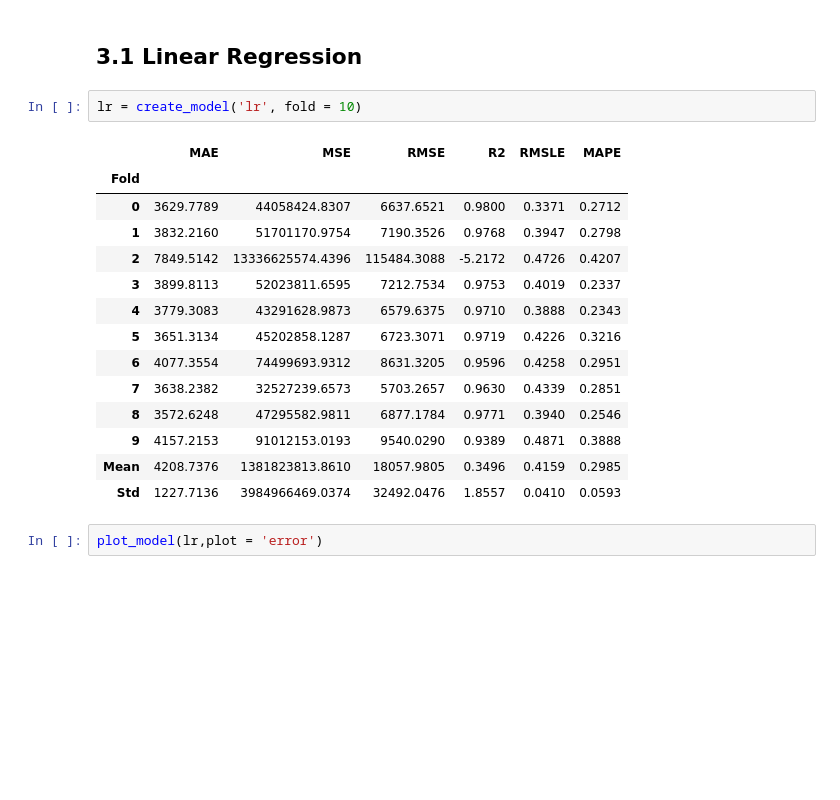
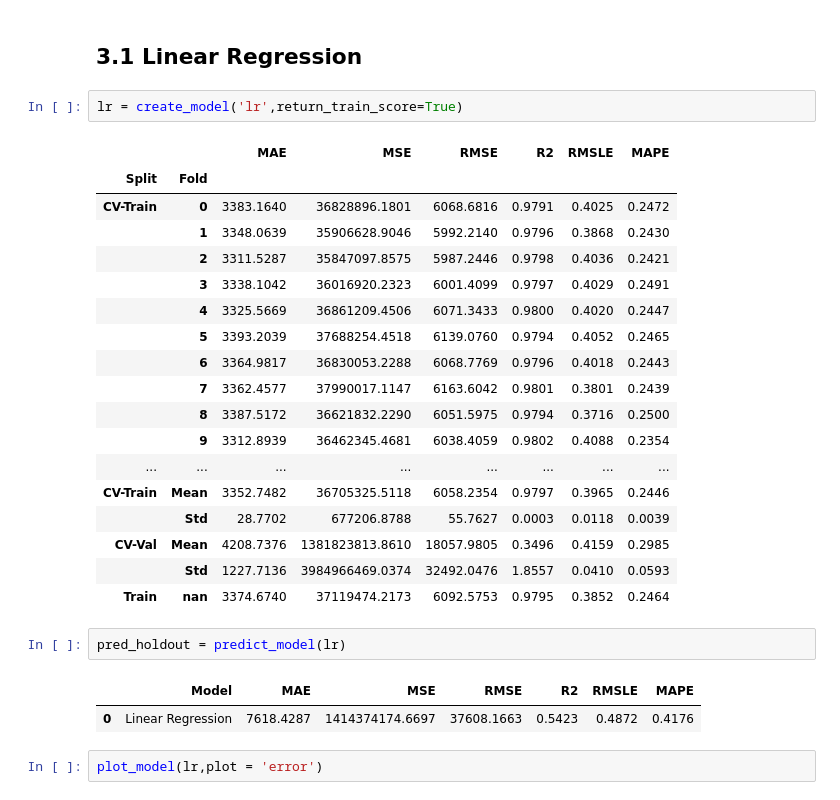
Before and after one commit to dleqhuy/Project, a Jupyter notebook: Car-Prices-Prediction/Car Prices Prediction Using Various Machine Learning Techniques.ipynb, the cells around one changed output. Drawn from its saved outputs; the diff is of its cells as text; blank space fills up the shorter version.

```diff
--- a/Car-Prices-Prediction/Car Prices Prediction Using Various Machine Learning Techniques.ipynb
+++ b/Car-Prices-Prediction/Car Prices Prediction Using Various Machine Learning Techniques.ipynb
@@ -355,22 +343,31 @@ reg = setup(data = data, target = 'MSRP', session_id=123,
 # %% [markdown]
 ## 3.1 Linear Regression
 # %%
-lr = create_model('lr', fold = 10)
+lr = create_model('lr',return_train_score=True)
 # %% [output]
-|  | MAE | MSE | RMSE | R2 | RMSLE | MAPE |
-| Fold |  |  |  |  |  |  |
-| 0 | 3629.7789 | 44058424.8307 | 6637.6521 | 0.9800 | 0.3371 | 0.2712 |
-| 1 | 3832.2160 | 51701170.9754 | 7190.3526 | 0.9768 | 0.3947 | 0.2798 |
-| 2 | 7849.5142 | 13336625574.4396 | 115484.3088 | -5.2172 | 0.4726 | 0.4207 |
-| 3 | 3899.8113 | 52023811.6595 | 7212.7534 | 0.9753 | 0.4019 | 0.2337 |
-| 4 | 3779.3083 | 43291628.9873 | 6579.6375 | 0.9710 | 0.3888 | 0.2343 |
-| 5 | 3651.3134 | 45202858.1287 | 6723.3071 | 0.9719 | 0.4226 | 0.3216 |
-| 6 | 4077.3554 | 74499693.9312 | 8631.3205 | 0.9596 | 0.4258 | 0.2951 |
-| 7 | 3638.2382 | 32527239.6573 | 5703.2657 | 0.9630 | 0.4339 | 0.2851 |
-| 8 | 3572.6248 | 47295582.9811 | 6877.1784 | 0.9771 | 0.3940 | 0.2546 |
-| 9 | 4157.2153 | 91012153.0193 | 9540.0290 | 0.9389 | 0.4871 | 0.3888 |
-| Mean | 4208.7376 | 1381823813.8610 | 18057.9805 | 0.3496 | 0.4159 | 0.2985 |
-| Std | 1227.7136 | 3984966469.0374 | 32492.0476 | 1.8557 | 0.0410 | 0.0593 |
+|  |  | MAE | MSE | RMSE | R2 | RMSLE | MAPE |
+| Split | Fold |  |  |  |  |  |  |
+| CV-Train | 0 | 3383.1640 | 36828896.1801 | 6068.6816 | 0.9791 | 0.4025 | 0.2472 |
+|  | 1 | 3348.0639 | 35906628.9046 | 5992.2140 | 0.9796 | 0.3868 | 0.2430 |
+|  | 2 | 3311.5287 | 35847097.8575 | 5987.2446 | 0.9798 | 0.4036 | 0.2421 |
+|  | 3 | 3338.1042 | 36016920.2323 | 6001.4099 | 0.9797 | 0.4029 | 0.2491 |
+|  | 4 | 3325.5669 | 36861209.4506 | 6071.3433 | 0.9800 | 0.4020 | 0.2447 |
+|  | 5 | 3393.2039 | 37688254.4518 | 6139.0760 | 0.9794 | 0.4052 | 0.2465 |
+|  | 6 | 3364.9817 | 36830053.2288 | 6068.7769 | 0.9796 | 0.4018 | 0.2443 |
+|  | 7 | 3362.4577 | 37990017.1147 | 6163.6042 | 0.9801 | 0.3801 | 0.2439 |
+|  | 8 | 3387.5172 | 36621832.2290 | 6051.5975 | 0.9794 | 0.3716 | 0.2500 |
+|  | 9 | 3312.8939 | 36462345.4681 | 6038.4059 | 0.9802 | 0.4088 | 0.2354 |
+| ... | ... | ... | ... | ... | ... | ... | ... |
+| CV-Train | Mean | 3352.7482 | 36705325.5118 | 6058.2354 | 0.9797 | 0.3965 | 0.2446 |
+|  | Std | 28.7702 | 677206.8788 | 55.7627 | 0.0003 | 0.0118 | 0.0039 |
+| CV-Val | Mean | 4208.7376 | 1381823813.8610 | 18057.9805 | 0.3496 | 0.4159 | 0.2985 |
+|  | Std | 1227.7136 | 3984966469.0374 | 32492.0476 | 1.8557 | 0.0410 | 0.0593 |
+| Train | nan | 3374.6740 | 37119474.2173 | 6092.5753 | 0.9795 | 0.3852 | 0.2464 |
+# %%
+pred_holdout = predict_model(lr)
+# %% [output]
+|  | Model | MAE | MSE | RMSE | R2 | RMSLE | MAPE |
+| 0 | Linear Regression | 7618.4287 | 1414374174.6697 | 37608.1663 | 0.5423 | 0.4872 | 0.4176 |
 # %%
 plot_model(lr,plot = 'error')
 # %% [output]
```
Also changed, not shown: parts of 15 cells of this notebook, 2 other files.
